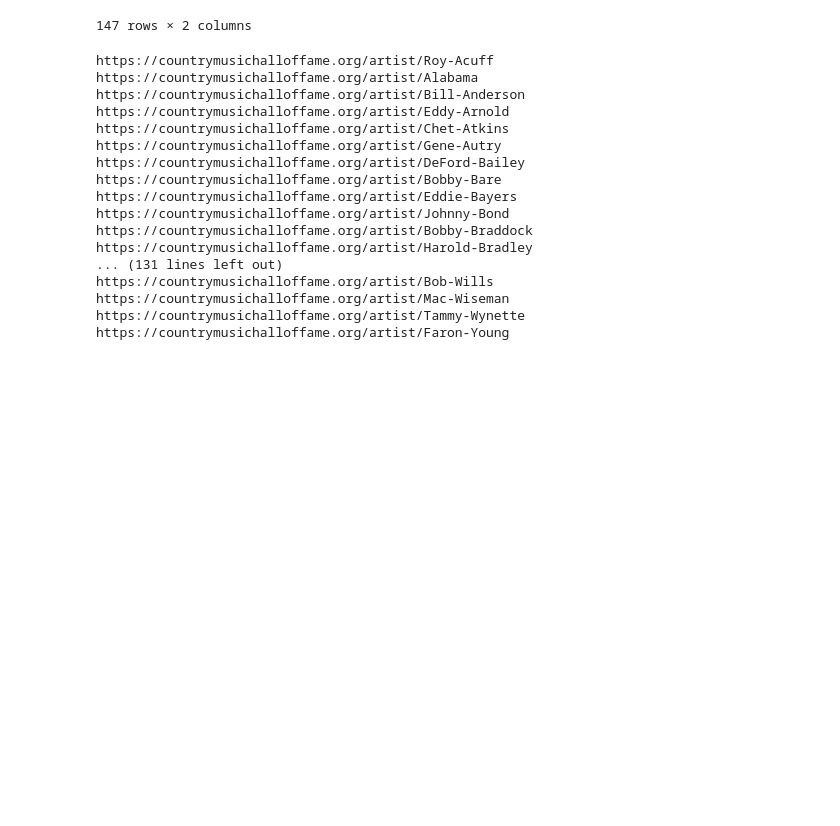
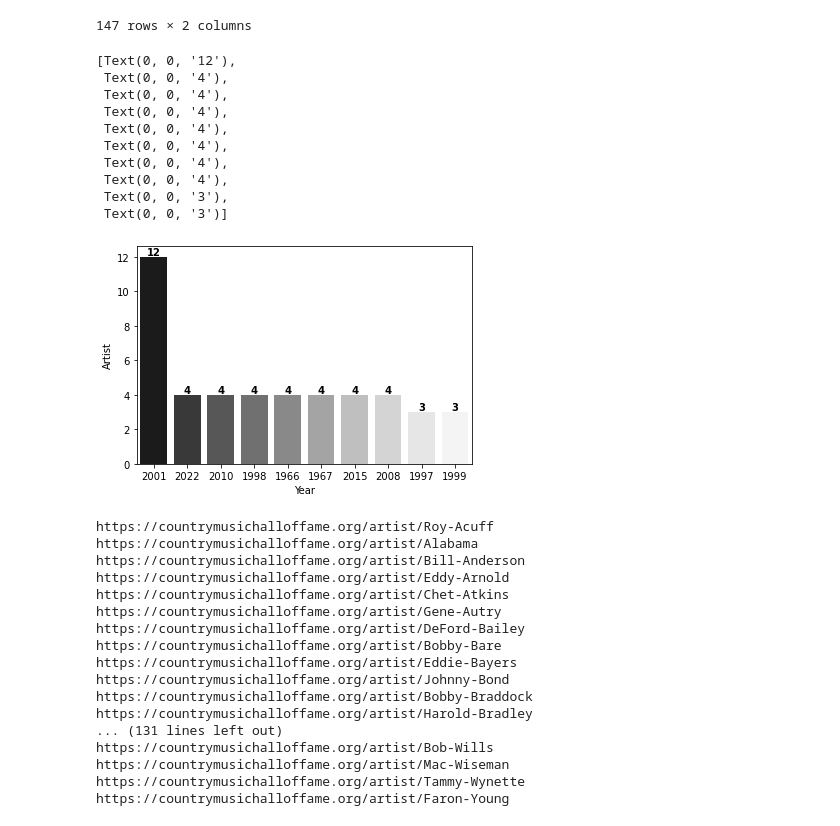
Before and after one commit to NSS-Data-Analytics-Cohort-6/web-scraping-country-music-hof-robschulteis, a Jupyter notebook: notebooks/final_cmhof.ipynb, the cells around one changed output. Saved outputs shown, nothing was run; the diff lists cells and outputs as text; code cells hidden in the pictures; blank space fills up the shorter version.

```diff
--- a/notebooks/final_cmhof.ipynb
+++ b/notebooks/final_cmhof.ipynb
@@ -75,6 +77,29 @@ df1
 | 145 | Tammy-Wynette | 1998 |
 | 146 | Faron-Young | 2000 |
 147 rows × 2 columns
+# %%
+chart = df1.groupby(['Year'])['Artist'].count().sort_values(ascending=False).nlargest(10).to_frame()
+chart.reset_index(inplace=True)
+ax=sns.barplot(x=chart.Year, y=chart.Artist, data=chart, palette="Greys_r")
+#plt.xticks(rotation=65, fontsize=8, backgroundcolor='whitesmoke')
+ax.bar_label(ax.containers[0], fmt = '%d',
+             #padding=2,
+             label_type='edge',
+             color='black',
+             fontweight='bold'
+             )
+# %% [output]
+[Text(0, 0, '12'),
+ Text(0, 0, '4'),
+ Text(0, 0, '4'),
+ Text(0, 0, '4'),
+ Text(0, 0, '4'),
+ Text(0, 0, '4'),
+ Text(0, 0, '4'),
+ Text(0, 0, '4'),
+ Text(0, 0, '3'),
+ Text(0, 0, '3')]
+[figure, added]
 # %%
 a_name = []
 a_birth = []
```
Also changed, not shown: parts of 2 cells of this notebook.
